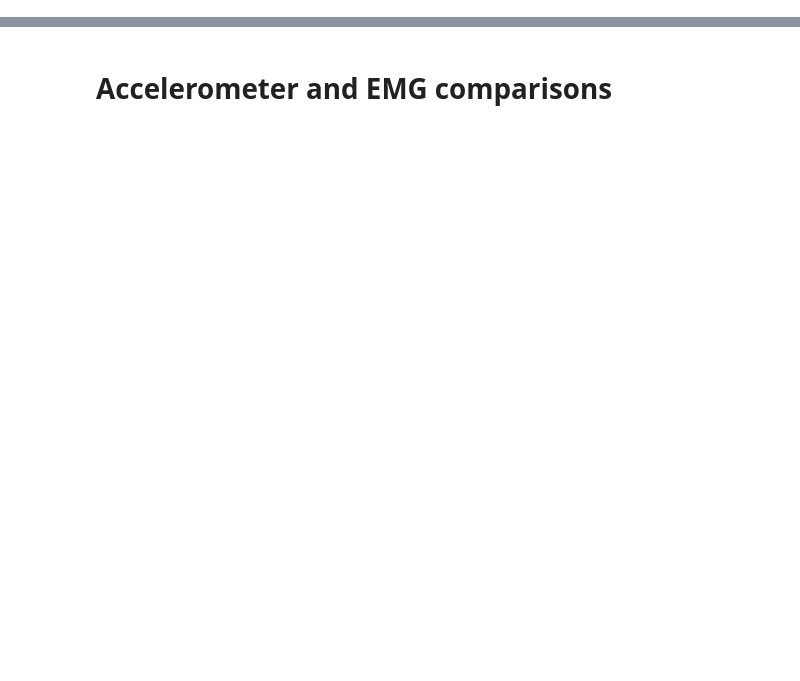
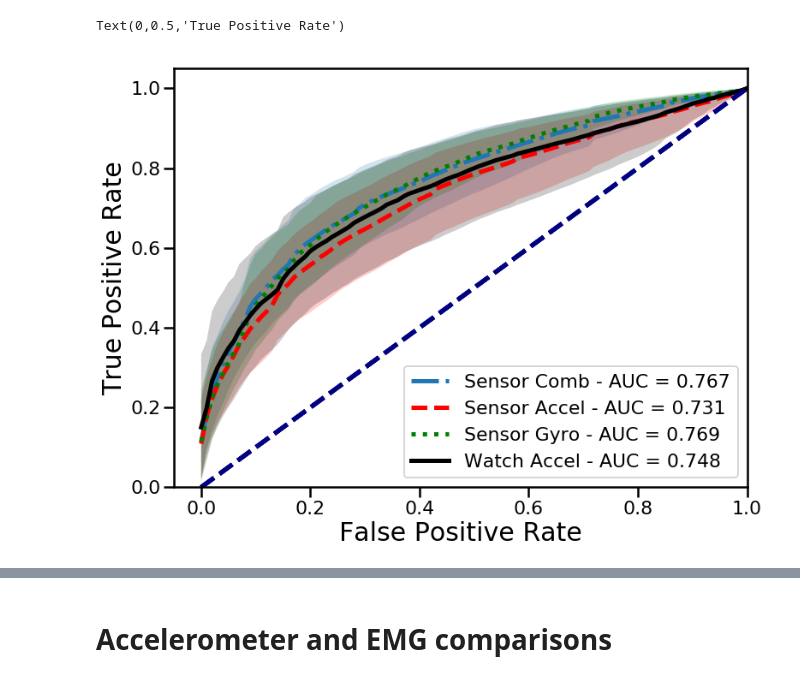
Before and after one commit to nshawen/CIS-PD-Optimization, a Jupyter notebook: EMG, Accel, Gyro, Watch Analysis.ipynb, the cells around one changed output, grey strips where cells are left out. Saved outputs shown, nothing was run; the diff lists cells and outputs as text; code cells hidden in the pictures; blank space fills up the shorter version.

```diff
--- a/EMG, Accel, Gyro, Watch Analysis.ipynb
+++ b/EMG, Accel, Gyro, Watch Analysis.ipynb
@@ -153,0 +270,8 @@ def plot_roc(tpr_all,fpr,roc_auc,ax=None,plotname=None,col=None):
+# %%
+# filename = 'Features_AllLocsHP_Hand.pkl'
+# features_path = r'Z:\CIS-PD Study\FeatureMatrix'
+# # Dataorig = pickle.load(open(os.path.join(features_path,filename),'rb'))
+# Dataorig = Dataorig.reset_index(drop=True)
+
+Dataorig = pd.read_csv('Z:CIS-PD Study\\Downsample\\Accel+Gyro Data 62.5Hz.csv',index_col = 0)
+Dataorig = Dataorig.reset_index(drop=True)
@@ -153,0 +946,8 @@ def plot_roc(tpr_all,fpr,roc_auc,ax=None,plotname=None,col=None):
+# %%
+# filename = 'Features_AllLocsHP_Hand.pkl'
+# features_path = r'Z:\CIS-PD Study\FeatureMatrix'
+# # Dataorig = pickle.load(open(os.path.join(features_path,filename),'rb'))
+# Dataorig = Dataorig.reset_index(drop=True)
+
+Dataorig = pd.read_csv('Z:CIS-PD Study\\Downsample\\Accel+Gyro Data 62.5Hz.csv',index_col = 0)
+Dataorig = Dataorig.reset_index(drop=True)
@@ -153,0 +1516,15 @@ def plot_roc(tpr_all,fpr,roc_auc,ax=None,plotname=None,col=None):
+# %%
+data = Trem_Comb_Multi
+plt.figure(figsize=(12,9))
+ax = plot_roc(np.vstack([d for d in data['tpr'] if len(d)>0]),data['fpr'][0],np.nanmean(data['auroc']),
+              plotname='Sensor Comb',ls='-.',lw=lw)
+for data, c, name, ls in zip([Trem_Accel_Multi,Trem_Gyro_Multi,Trem_Watch_Multi],['r','g','k'],
+                         ['Sensor Accel','Sensor Gyro','Watch Accel'],['--',':','-']):
+    plot_roc(np.vstack([d for d in data['tpr'] if len(d)>0]),data['fpr'][0],np.nanmean(data['auroc']),
+             plotname=name,ax = ax, col = c,ls = ls,lw=lw)
+
+ax.set_xlabel(ax.get_xlabel(), fontsize=30)
+ax.set_ylabel(ax.get_ylabel(), fontsize=30)
+# %% [output]
+Text(0,0.5,'True Positive Rate')
+[figure, added]
```
Also changed, not shown: parts of 144 cells of this notebook, 2 other files.
